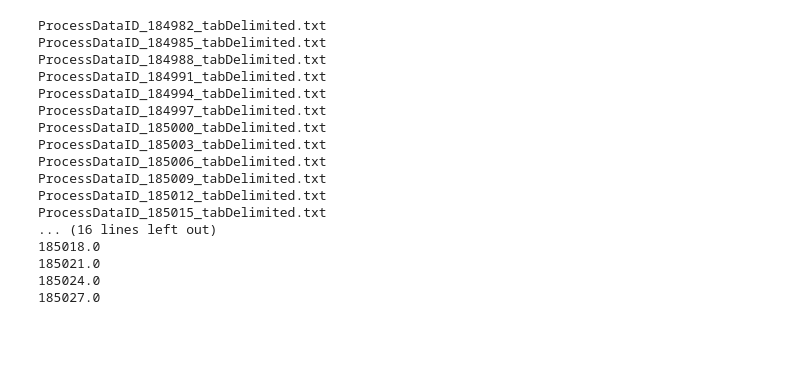
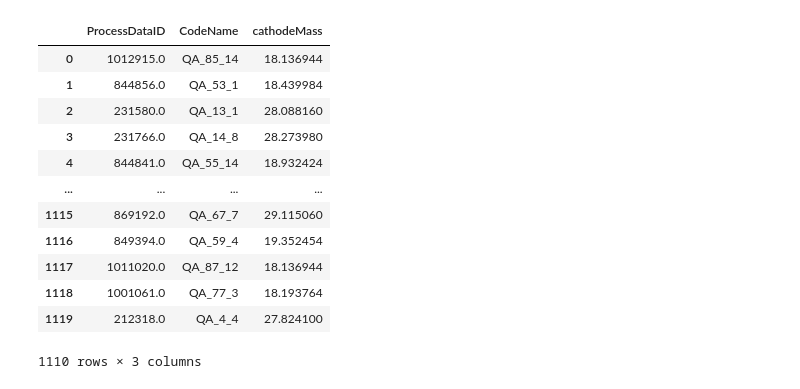
Before and after one commit to cheolhojang/data-driven-prediction-of-battery-cycle-life-before-capacity-degradation, a Jupyter notebook: CJ_work/interpolation.ipynb, the cells around one changed output. Saved outputs shown, nothing was run; the diff lists cells and outputs as text; code cells hidden in the pictures; blank space fills up the shorter version.

```diff
--- a/CJ_work/interpolation.ipynb
+++ b/CJ_work/interpolation.ipynb
@@ -13,3 +11,20 @@ simplified = simplified.dropna()
+# %%
+simplified = metadata_simplification(qa_met)
+simplified
+# %% [output]
+|  | ProcessDataID | CodeName | cathodeMass |
+| 0 | 1012915.0 | QA_85_14 | 18.136944 |
+| 1 | 844856.0 | QA_53_1 | 18.439984 |
+| 2 | 231580.0 | QA_13_1 | 28.088160 |
+| 3 | 231766.0 | QA_14_8 | 28.273980 |
+| 4 | 844841.0 | QA_55_14 | 18.932424 |
+| ... | ... | ... | ... |
+| 1115 | 869192.0 | QA_67_7 | 29.115060 |
+| 1116 | 849394.0 | QA_59_4 | 19.352454 |
+| 1117 | 1011020.0 | QA_87_12 | 18.136944 |
+| 1118 | 1001061.0 | QA_77_3 | 18.193764 |
+| 1119 | 212318.0 | QA_4_4 | 27.824100 |
+1110 rows × 3 columns
 # %%
 path_list = path_listing(r'C:\Users\cjang.WILDCAT\Desktop\data_driven\CJ_work')
 ids = []
@@ -17,23 +32,5 @@ for i in path_list:
     up1 = i.strip('ProcessDataID_')
     no = up1.strip('_tabDelimited.txt')
     ids.append(float(no))
-    print(float(no))
+    #print(float(no))
-# %% [output]
-ProcessDataID_184982_tabDelimited.txt
-ProcessDataID_184985_tabDelimited.txt
-ProcessDataID_184988_tabDelimited.txt
-ProcessDataID_184991_tabDelimited.txt
-ProcessDataID_184994_tabDelimited.txt
-ProcessDataID_184997_tabDelimited.txt
-ProcessDataID_185000_tabDelimited.txt
-ProcessDataID_185003_tabDelimited.txt
-ProcessDataID_185006_tabDelimited.txt
-ProcessDataID_185009_tabDelimited.txt
-ProcessDataID_185012_tabDelimited.txt
-ProcessDataID_185015_tabDelimited.txt
-... (16 lines left out)
-185018.0
-185021.0
-185024.0
-185027.0
 # %%
```
Also changed, not shown: parts of 3 cells of this notebook, 1 other file.
